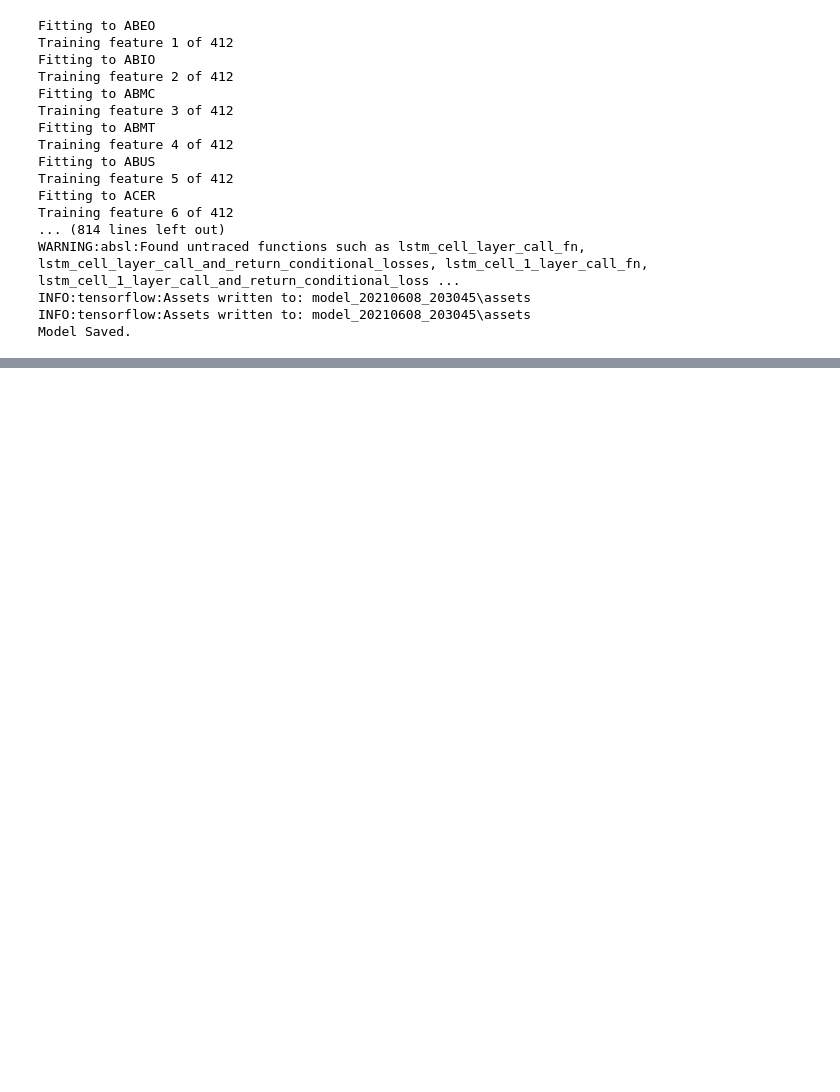
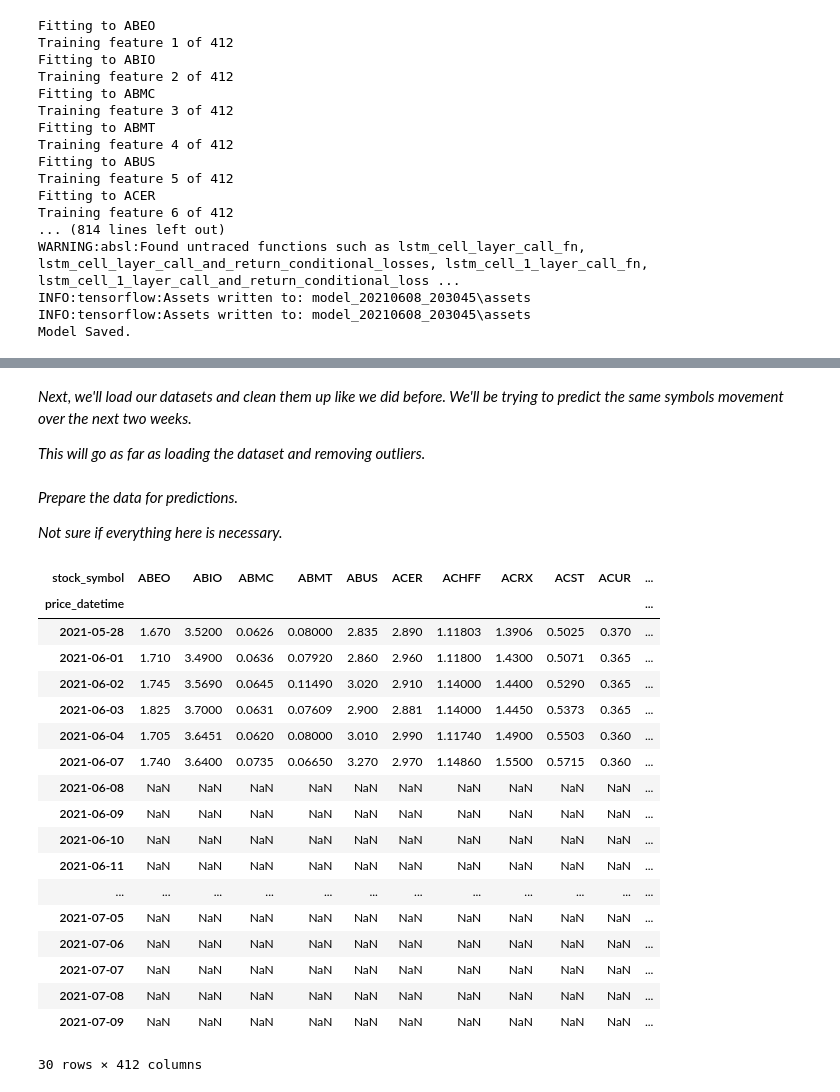
Before and after one commit to jmacdonald2010/stock-prediction, a Jupyter notebook: mlTests03_EOD.ipynb, the cells around one changed output, grey strips where cells are left out. Drawn from its saved outputs; the diff is of its cells as text; code cells hidden in the pictures; blank space fills up the shorter version.

Commit message:
adds datetime values to df

```diff
--- a/mlTests03_EOD.ipynb
+++ b/mlTests03_EOD.ipynb
@@ -1130,0 +1144,4 @@ Model Saved.
+# %% [markdown]
+*Next, we'll load our datasets and clean them up like we did before. We'll be trying to predict the same symbols movement over the next two weeks.*
+
+*This will go as far as loading the dataset and removing outliers.*
@@ -1130,0 +1203,55 @@ Model Saved.
+# %% [markdown]
+*Prepare the data for predictions.*
+
+*Not sure if everything here is necessary.*
+# %%
+# splitting test/training data
+data_size = len(close_df)
+
+training_data = close_df    # easiest way to do this for now
+test_data = close_df
+
+# calc two weeks from todays date;llllllllll54hg8=[-]
+today = datetime.datetime.now()
+future = datetime.timedelta(days=14)
+two_weeks_from_date = today + future
+
+test_data = test_data.reset_index()
+
+future_dates = []
+
+# for now, -2 b/c of my data
+for date in range (-2, 30):
+    future = datetime.timedelta(days=date)
+    future = today + future
+    if future.weekday() in [5,6]:
+        continue
+    future = future.strftime('%Y-%m-%d')
+    future = pd.to_datetime(future, format='%Y-%m-%d')
+    future_dates.append({'price_datetime': future})
+
+test_data = test_data.append(future_dates, ignore_index=True)
+
+test_data = test_data.set_index('price_datetime')
+
+test_data.tail(30)
+# %% [output]
+| stock_symbol | ABEO | ABIO | ABMC | ABMT | ABUS | ACER | ACHFF | ACRX | ACST | ACUR | ... |
+| price_datetime |  |  |  |  |  |  |  |  |  |  | ... |
+| 2021-05-28 | 1.670 | 3.5200 | 0.0626 | 0.08000 | 2.835 | 2.890 | 1.11803 | 1.3906 | 0.5025 | 0.370 | ... |
+| 2021-06-01 | 1.710 | 3.4900 | 0.0636 | 0.07920 | 2.860 | 2.960 | 1.11800 | 1.4300 | 0.5071 | 0.365 | ... |
+| 2021-06-02 | 1.745 | 3.5690 | 0.0645 | 0.11490 | 3.020 | 2.910 | 1.14000 | 1.4400 | 0.5290 | 0.365 | ... |
+| 2021-06-03 | 1.825 | 3.7000 | 0.0631 | 0.07609 | 2.900 | 2.881 | 1.14000 | 1.4450 | 0.5373 | 0.365 | ... |
+| 2021-06-04 | 1.705 | 3.6451 | 0.0620 | 0.08000 | 3.010 | 2.990 | 1.11740 | 1.4900 | 0.5503 | 0.360 | ... |
+| 2021-06-07 | 1.740 | 3.6400 | 0.0735 | 0.06650 | 3.270 | 2.970 | 1.14860 | 1.5500 | 0.5715 | 0.360 | ... |
+| 2021-06-08 | NaN | NaN | NaN | NaN | NaN | NaN | NaN | NaN | NaN | NaN | ... |
+| 2021-06-09 | NaN | NaN | NaN | NaN | NaN | NaN | NaN | NaN | NaN | NaN | ... |
+| 2021-06-10 | NaN | NaN | NaN | NaN | NaN | NaN | NaN | NaN | NaN | NaN | ... |
+| 2021-06-11 | NaN | NaN | NaN | NaN | NaN | NaN | NaN | NaN | NaN | NaN | ... |
+| ... | ... | ... | ... | ... | ... | ... | ... | ... | ... | ... | ... |
+| 2021-07-05 | NaN | NaN | NaN | NaN | NaN | NaN | NaN | NaN | NaN | NaN | ... |
+| 2021-07-06 | NaN | NaN | NaN | NaN | NaN | NaN | NaN | NaN | NaN | NaN | ... |
+| 2021-07-07 | NaN | NaN | NaN | NaN | NaN | NaN | NaN | NaN | NaN | NaN | ... |
+| 2021-07-08 | NaN | NaN | NaN | NaN | NaN | NaN | NaN | NaN | NaN | NaN | ... |
+| 2021-07-09 | NaN | NaN | NaN | NaN | NaN | NaN | NaN | NaN | NaN | NaN | ... |
+30 rows × 412 columns
```
Also changed, not shown: parts of 5 cells of this notebook, 1 other file.
